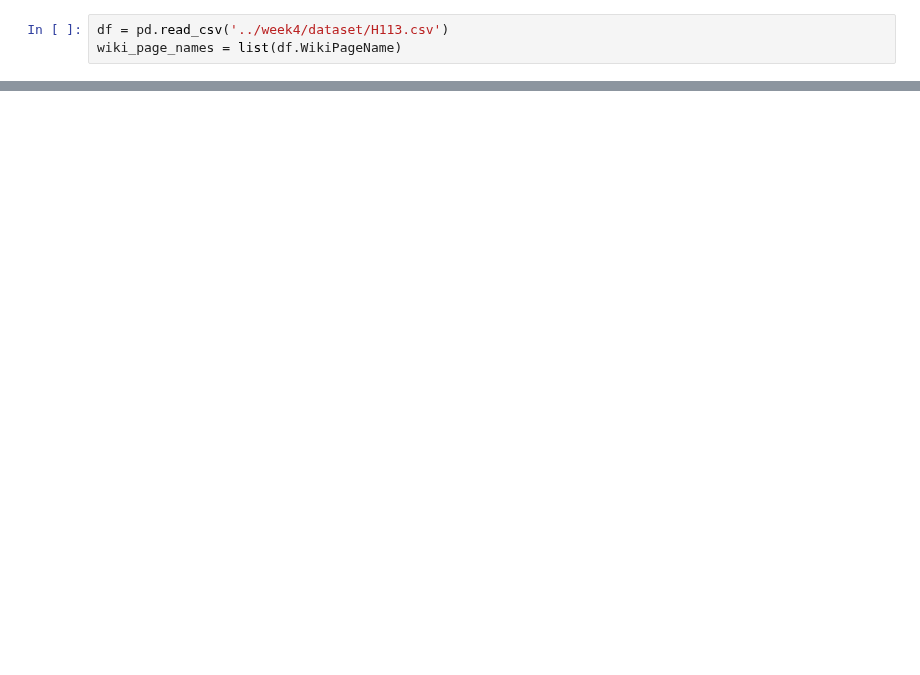
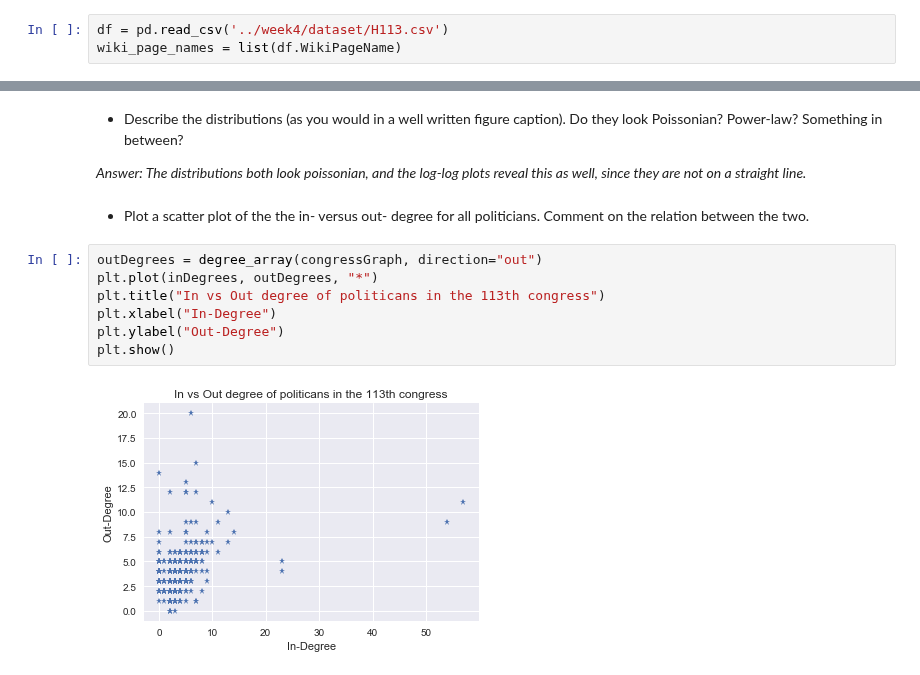
Before and after one commit to thomasnilsson/02805-social-graphs-2018, a Jupyter notebook: week5/part_A.ipynb, the cells around one changed output, grey strips where cells are left out. Saved outputs shown, nothing was run; the diff lists cells and outputs as text; blank space fills up the shorter version.

```diff
--- a/week5/part_A.ipynb
+++ b/week5/part_A.ipynb
@@ -66,0 +363,15 @@ plt.show()
+# %% [markdown]
+* Describe the distributions (as you would in a well written figure caption). Do they look Poissonian? Power-law? Something in between?
+
+*Answer: The distributions both look poissonian, and the log-log plots reveal this as well, since they are not on a straight line.*
+# %% [markdown]
+* Plot a scatter plot of the the in- versus out- degree for all politicians. Comment on the relation between the two.
+# %%
+outDegrees = degree_array(congressGraph, direction="out")
+plt.plot(inDegrees, outDegrees, "*")
+plt.title("In vs Out degree of politicans in the 113th congress")
+plt.xlabel("In-Degree")
+plt.ylabel("Out-Degree")
+plt.show()
+# %% [output]
+[figure, added]
```
Also changed, not shown: parts of 78 cells of this notebook, 8 other files.
